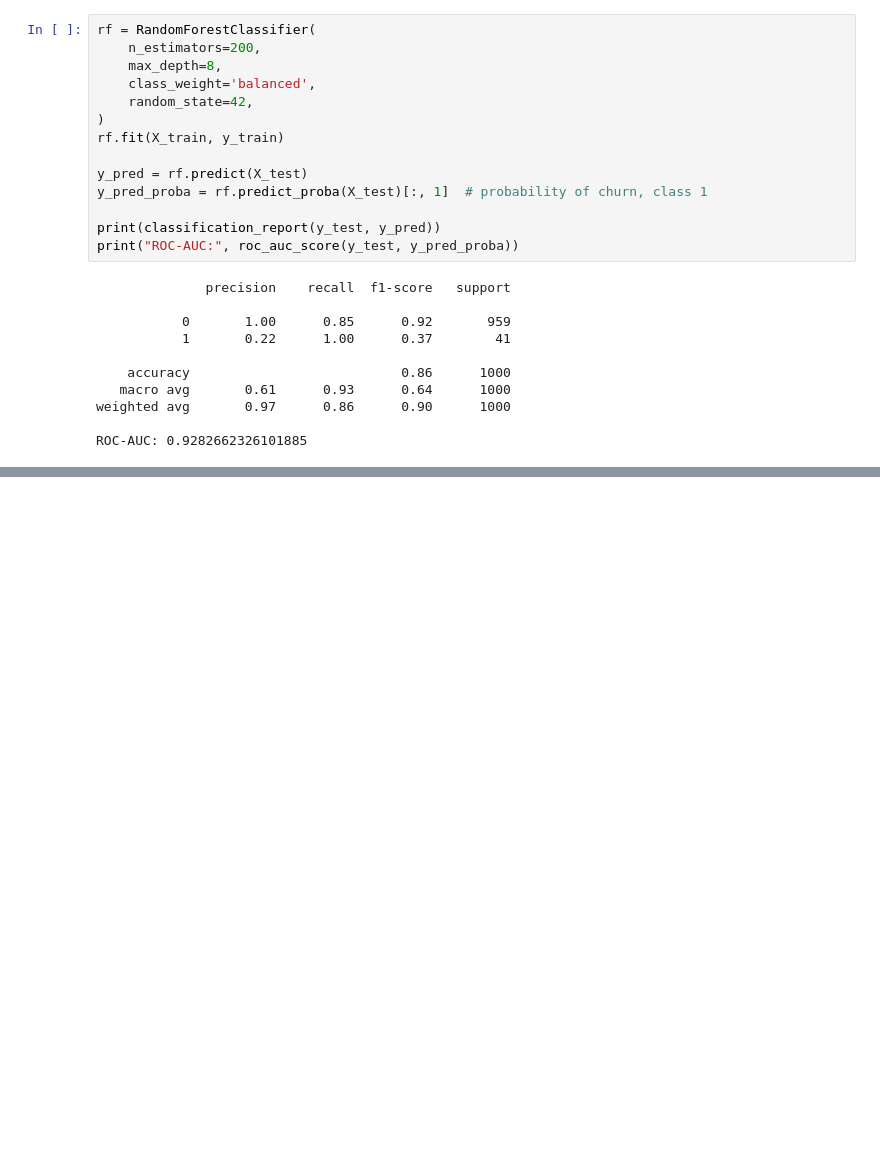
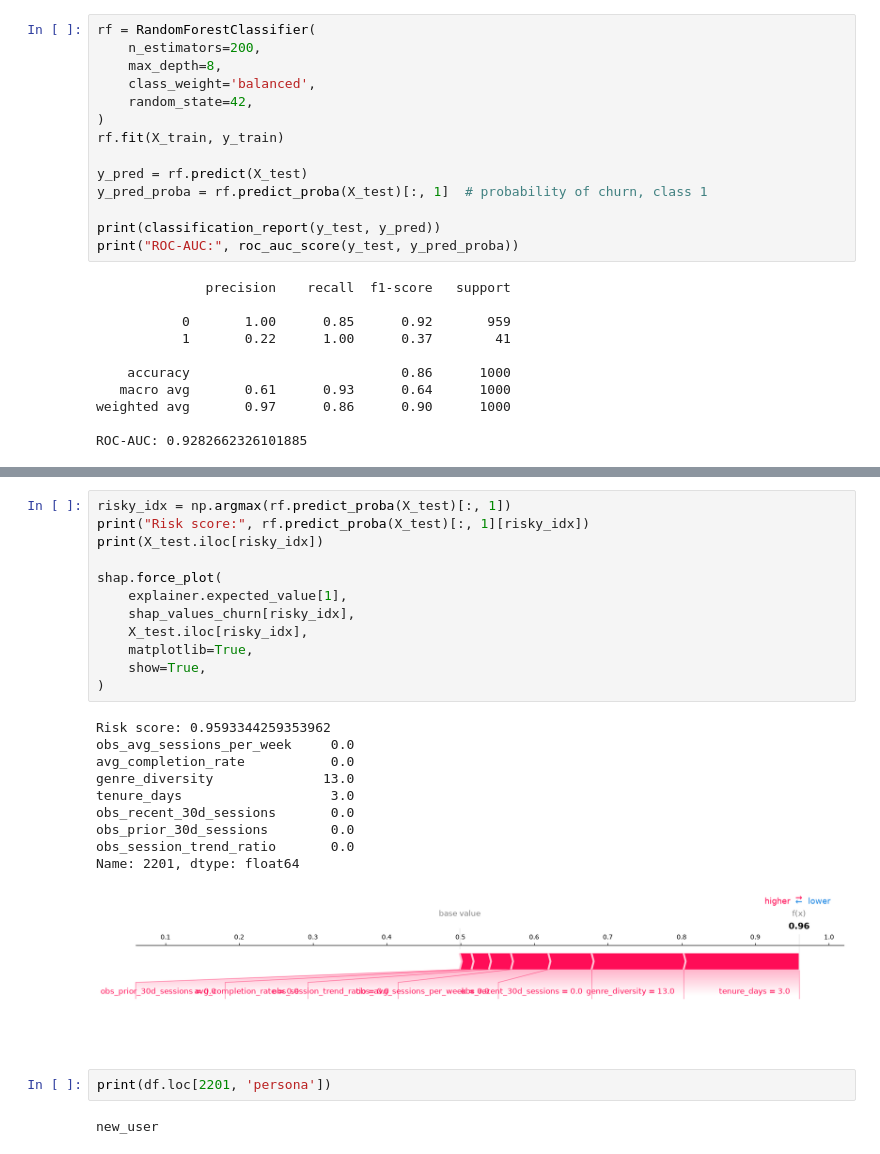
Before and after one commit to namratacodes/netflix-churn-analytics, a Jupyter notebook: notebooks/03_churn_prediction.ipynb, the cells around one changed output, grey strips where cells are left out. Saved outputs shown, nothing was run; the diff lists cells and outputs as text; blank space fills up the shorter version.

```diff
--- a/notebooks/03_churn_prediction.ipynb
+++ b/notebooks/03_churn_prediction.ipynb
@@ -70,0 +83,27 @@ ROC-AUC: 0.9282662326101885
+# %%
+risky_idx = np.argmax(rf.predict_proba(X_test)[:, 1])
+print("Risk score:", rf.predict_proba(X_test)[:, 1][risky_idx])
+print(X_test.iloc[risky_idx])
+
+shap.force_plot(
+    explainer.expected_value[1],
+    shap_values_churn[risky_idx],
+    X_test.iloc[risky_idx],
+    matplotlib=True,
+    show=True,
+)
+# %% [output]
+Risk score: 0.9593344259353962
+obs_avg_sessions_per_week     0.0
+avg_completion_rate           0.0
+genre_diversity              13.0
+tenure_days                   3.0
+obs_recent_30d_sessions       0.0
+obs_prior_30d_sessions        0.0
+obs_session_trend_ratio       0.0
+Name: 2201, dtype: float64
+[figure, added]
+# %%
+print(df.loc[2201, 'persona'])
+# %% [output]
+new_user
```
Also changed, not shown: parts of 2 cells of this notebook.
